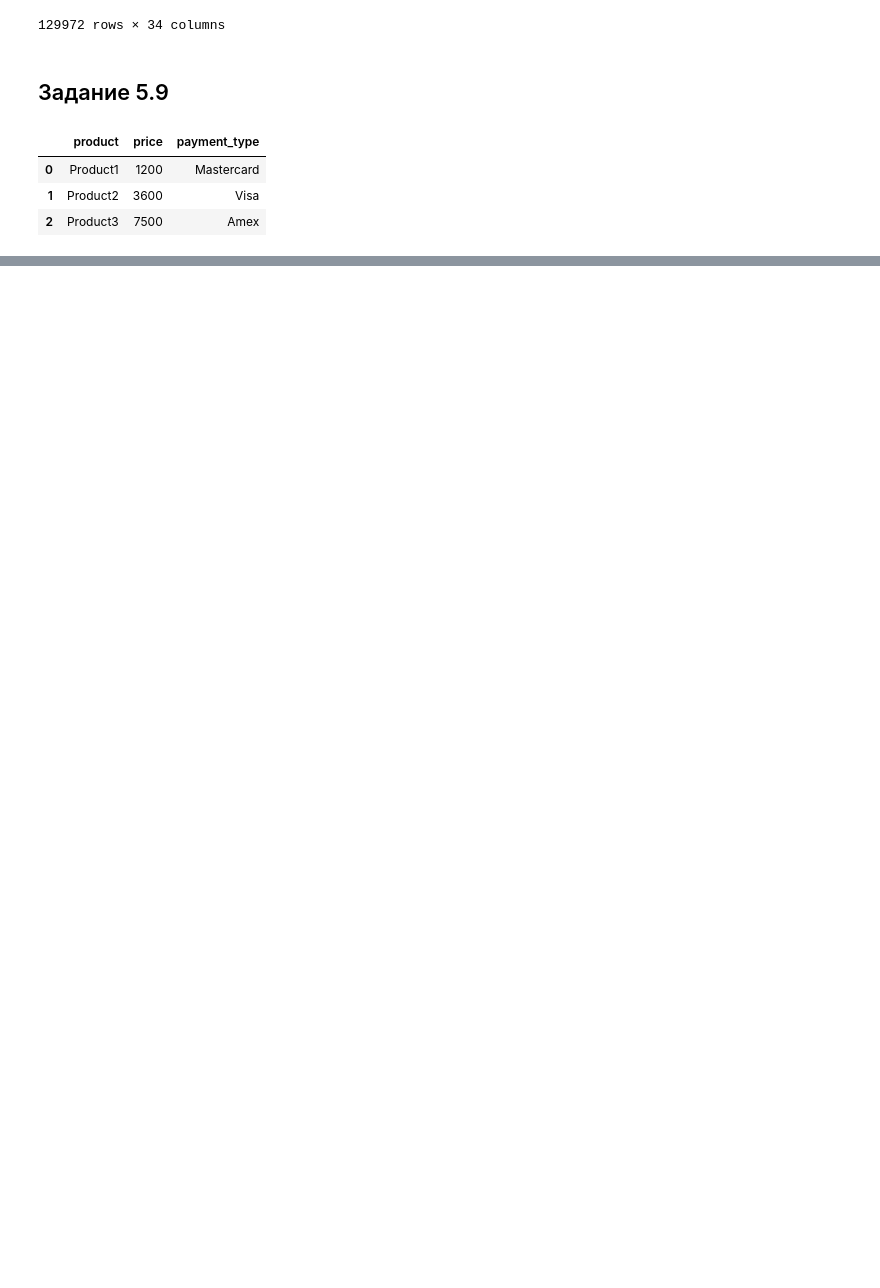
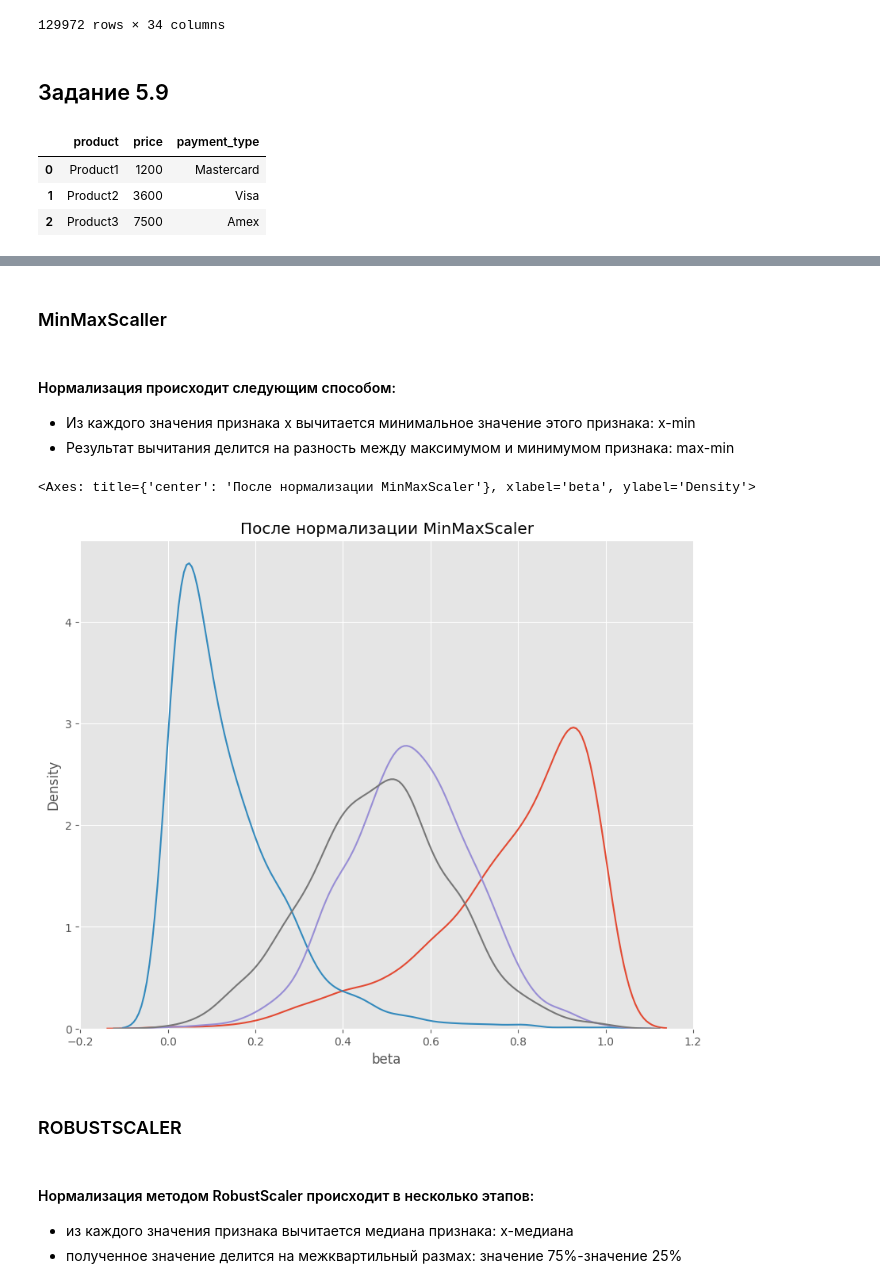
Before and after one commit to schdlr50/SF_EDA_3, a Jupyter notebook: EDA_3.ipynb, the cells around one changed output, grey strips where cells are left out. Drawn from its saved outputs; the diff is of its cells as text; code cells hidden in the pictures; blank space fills up the shorter version.

```diff
--- a/EDA_3.ipynb
+++ b/EDA_3.ipynb
@@ -439,0 +512,6 @@ df
+# %% [markdown]
+### MinMaxScaller
+# %% [markdown]
+#### Нормализация происходит следующим способом:
+- Из каждого значения признака х вычитается минимальное значение этого признака: x-min
+- Результат вычитания делится на разность между максимумом и минимумом признака: max-min
@@ -439,0 +522,21 @@ df
+# %%
+# Класс MinMaxScaler делает вышеописанную нормализацию автоматически при помощи функции преобразования fit_transform. Вы познакомитесь с ней подробнее в модулях машинного обучения.
+# инициализируем нормализатор MinMaxScaler
+mm_scaler = preprocessing.MinMaxScaler()
+
+# кодируем исходный датасет
+df_mm = mm_scaler.fit_transform(df)
+
+# Преобразуем промежуточный датасет в полноценный датафрейм для визуализации
+df_mm = pd.DataFrame(df_mm, columns=col_names)
+
+fig, (ax1) = plt.subplots(ncols=1, figsize=(10, 8))
+ax1.set_title('После нормализации MinMaxScaler')
+
+sns.kdeplot(df_mm['beta'], ax=ax1)
+sns.kdeplot(df_mm['exponential'], ax=ax1)
+sns.kdeplot(df_mm['normal_p'], ax=ax1)
+sns.kdeplot(df_mm['normal_l'], ax=ax1)
+# %% [output]
+<Axes: title={'center': 'После нормализации MinMaxScaler'}, xlabel='beta', ylabel='Density'>
+[figure, added]
@@ -439,0 +546,7 @@ df
+# %% [markdown]
+### ROBUSTSCALER
+# %% [markdown]
+#### Нормализация методом RobustScaler происходит в несколько этапов:
+
+- из каждого значения признака вычитается медиана признака: x-медиана
+- полученное значение делится на межквартильный размах: значение 75%-значение 25%
```
Also changed, not shown: parts of 19 cells of this notebook.
